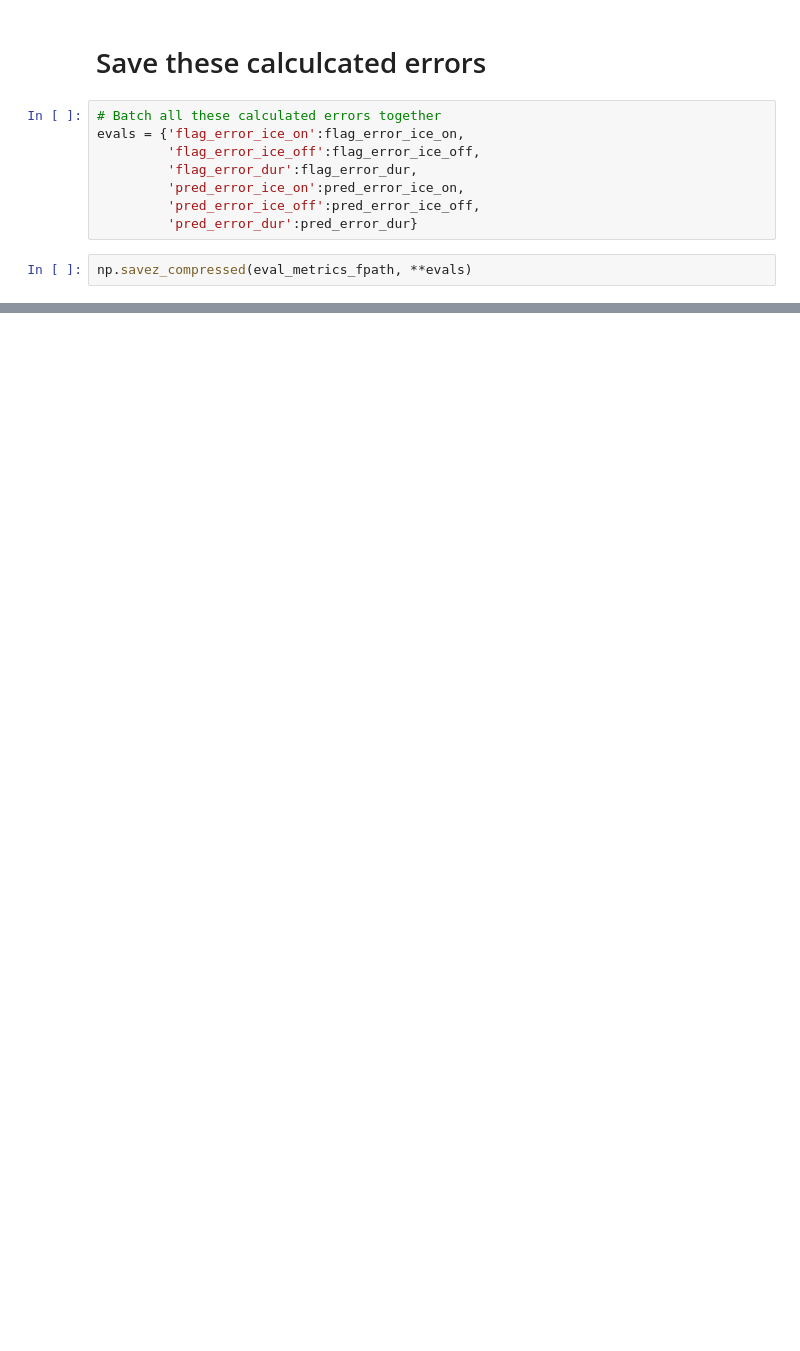
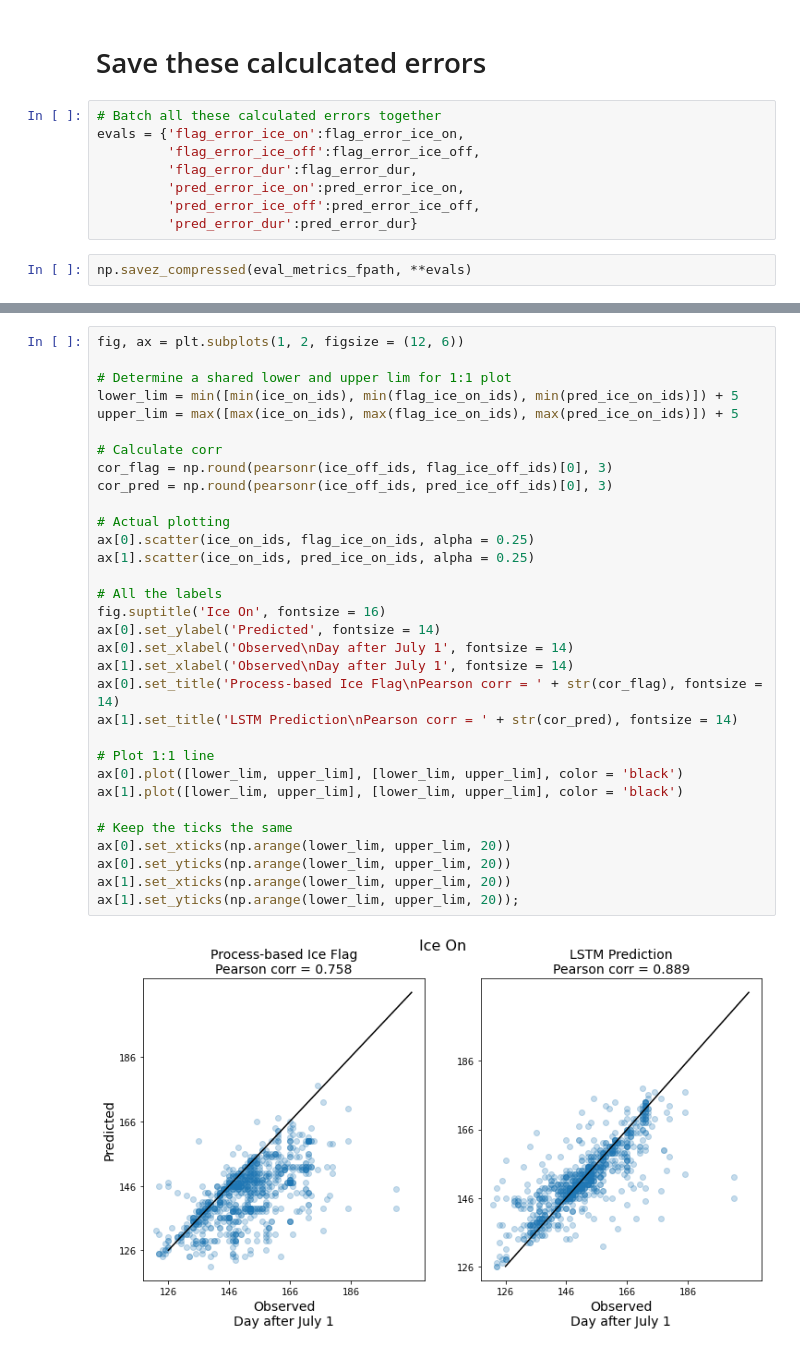
Before and after one commit to jdiaz4302/lake_ice_prediction, a Jupyter notebook: 03_eval/src/A_EvaluationMetrics.ipynb, the cells around one changed output, grey strips where cells are left out. Saved outputs shown, nothing was run; the diff lists cells and outputs as text; blank space fills up the shorter version.

```diff
--- a/03_eval/src/A_EvaluationMetrics.ipynb
+++ b/03_eval/src/A_EvaluationMetrics.ipynb
@@ -368,0 +309,34 @@ ax[1].set_yticks(np.arange(lower_lim, upper_lim, 20));
+# %%
+fig, ax = plt.subplots(1, 2, figsize = (12, 6))
+
+# Determine a shared lower and upper lim for 1:1 plot
+lower_lim = min([min(ice_on_ids), min(flag_ice_on_ids), min(pred_ice_on_ids)]) + 5
+upper_lim = max([max(ice_on_ids), max(flag_ice_on_ids), max(pred_ice_on_ids)]) + 5
+
+# Calculate corr
+cor_flag = np.round(pearsonr(ice_off_ids, flag_ice_off_ids)[0], 3)
+cor_pred = np.round(pearsonr(ice_off_ids, pred_ice_off_ids)[0], 3)
+
+# Actual plotting
+ax[0].scatter(ice_on_ids, flag_ice_on_ids, alpha = 0.25)
+ax[1].scatter(ice_on_ids, pred_ice_on_ids, alpha = 0.25)
+
+# All the labels
+fig.suptitle('Ice On', fontsize = 16)
+ax[0].set_ylabel('Predicted', fontsize = 14)
+ax[0].set_xlabel('Observed\nDay after July 1', fontsize = 14)
+ax[1].set_xlabel('Observed\nDay after July 1', fontsize = 14)
+ax[0].set_title('Process-based Ice Flag\nPearson corr = ' + str(cor_flag), fontsize = 14)
+ax[1].set_title('LSTM Prediction\nPearson corr = ' + str(cor_pred), fontsize = 14)
+
+# Plot 1:1 line
+ax[0].plot([lower_lim, upper_lim], [lower_lim, upper_lim], color = 'black')
+ax[1].plot([lower_lim, upper_lim], [lower_lim, upper_lim], color = 'black')
+
+# Keep the ticks the same
+ax[0].set_xticks(np.arange(lower_lim, upper_lim, 20))
+ax[0].set_yticks(np.arange(lower_lim, upper_lim, 20))
+ax[1].set_xticks(np.arange(lower_lim, upper_lim, 20))
+ax[1].set_yticks(np.arange(lower_lim, upper_lim, 20));
+# %% [output]
+[figure, added]
```
Also changed, not shown: parts of 15 cells of this notebook, 1 other file.
